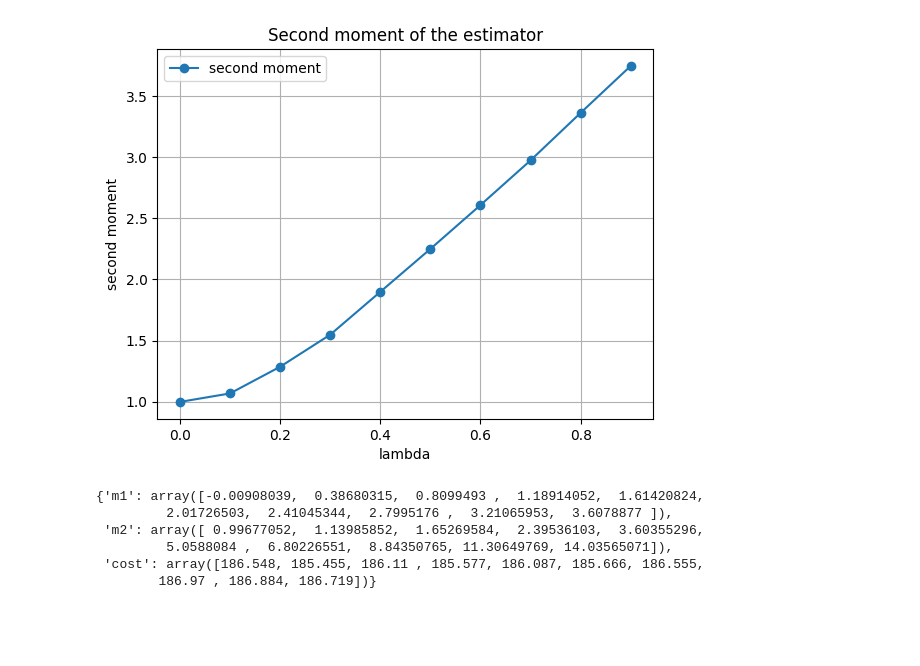
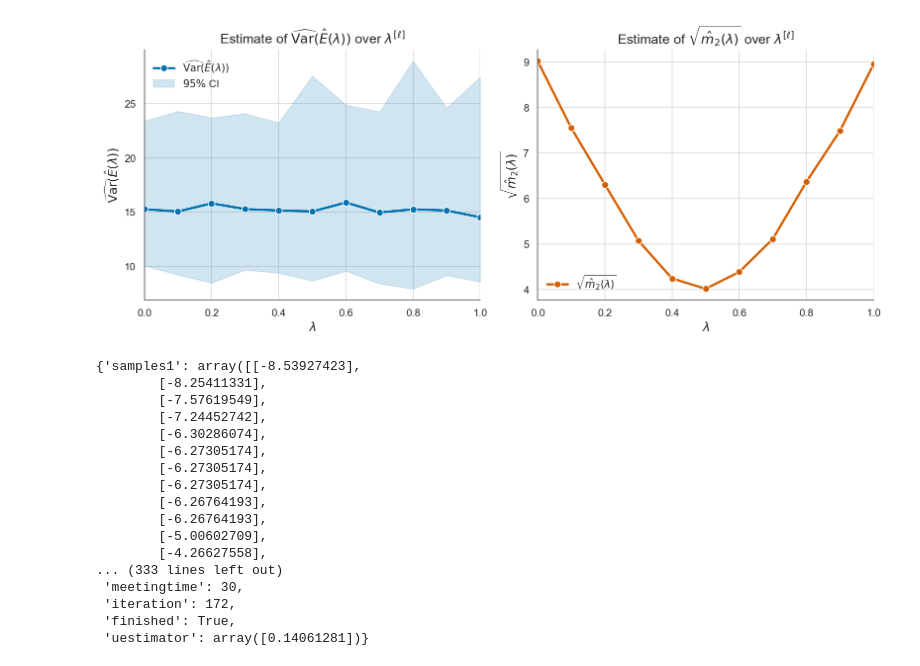
Before and after one commit to MohamedKeteb/constantpathsampling, a Jupyter notebook: normal_exp.ipynb, the cells around one changed output. Saved outputs shown, nothing was run; the diff lists cells and outputs as text; code cells hidden in the pictures; blank space fills up the shorter version.

```diff
--- a/normal_exp.ipynb
+++ b/normal_exp.ipynb
@@ -15,22 +13,25 @@ print(simu)
 # %%
-k_grid, m_grid = simu[0], simu[1]
-res_moment = estimate_second_moment(lambda_grid, k_grid, m_grid, nrep, sigmaq, lag=lag)
+k_grid, m_grid = km_grid["k_grid"], km_grid["m_grid"]
+plot_estimate_mom(lambda_grid, k_grid, m_grid, nrep, sigmaq, lag)
+# %% [output]
+[figure, added]
-# %%
-plt.plot(lambda_grid, np.sqrt(res_moment['m2']), label='second moment', marker='o')
-plt.xlabel('lambda')
-plt.ylabel('second moment')
-plt.title('Second moment of the estimator')
-plt.legend()
-plt.grid()
-plt.show()
-# %% [output]
-[figure, removed]
-# %%
-res_moment
-# %% [output]
-{'m1': array([-0.00908039,  0.38680315,  0.8099493 ,  1.18914052,  1.61420824,
-         2.01726503,  2.41045344,  2.7995176 ,  3.21065953,  3.6078877 ]),
- 'm2': array([ 0.99677052,  1.13985852,  1.65269584,  2.39536103,  3.60355296,
-         5.0588084 ,  6.80226551,  8.84350765, 11.30649769, 14.03565071]),
- 'cost': array([186.548, 185.455, 186.11 , 185.577, 186.087, 185.666, 186.555,
-        186.97 , 186.884, 186.719])}
+# %%
+uestimator_given_lambda(0.5, lambda_grid, k_grid, m_grid, nrep, sigmaq, lag)
+# %% [output]
+{'samples1': array([[-8.53927423],
+        [-8.25411331],
+        [-7.57619549],
+        [-7.24452742],
+        [-6.30286074],
+        [-6.27305174],
+        [-6.27305174],
+        [-6.27305174],
+        [-6.26764193],
+        [-6.26764193],
+        [-5.00602709],
+        [-4.26627558],
+... (333 lines left out)
+ 'meetingtime': 30,
+ 'iteration': 172,
+ 'finished': True,
+ 'uestimator': array([0.14061281])}
```
Also changed, not shown: parts of 2 cells of this notebook.
